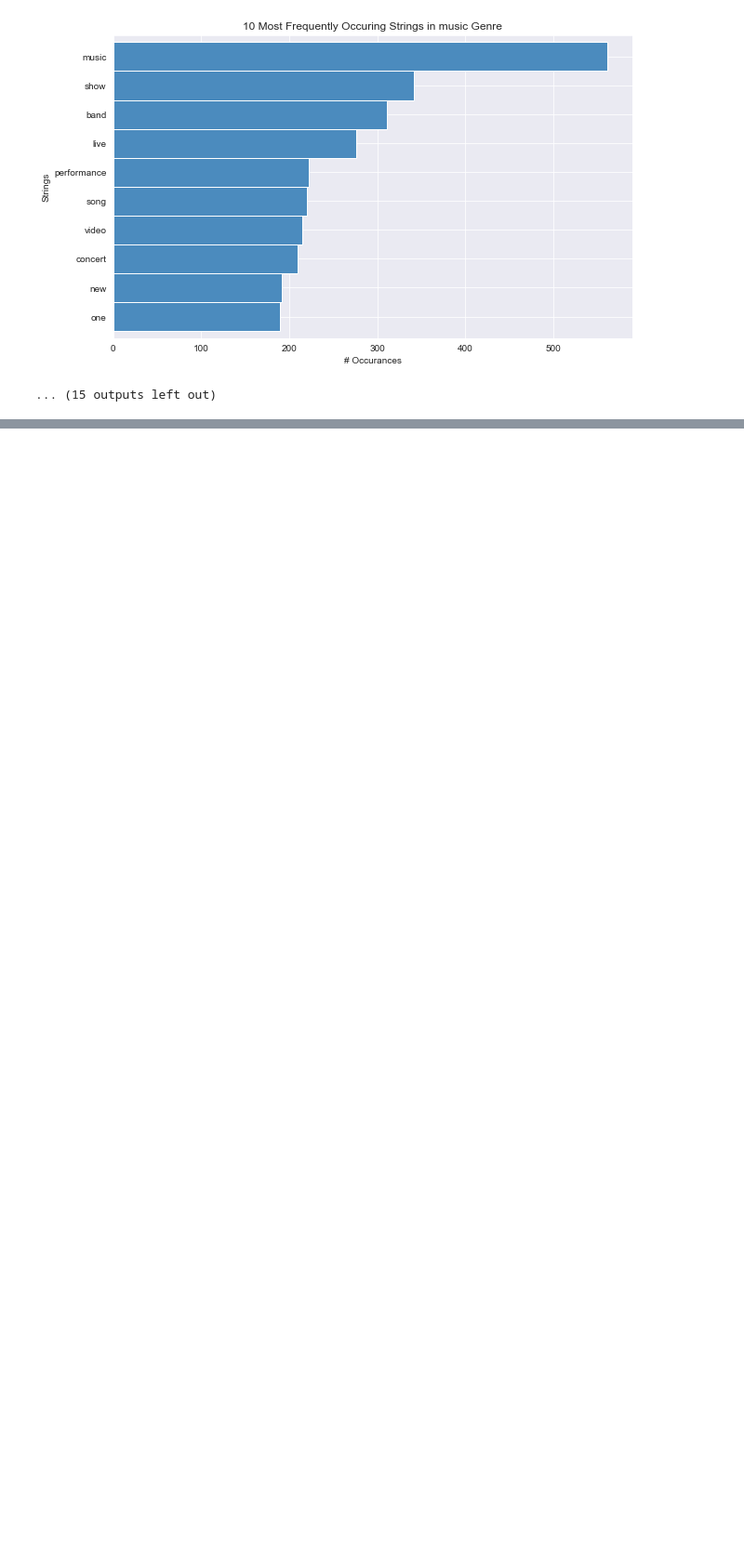
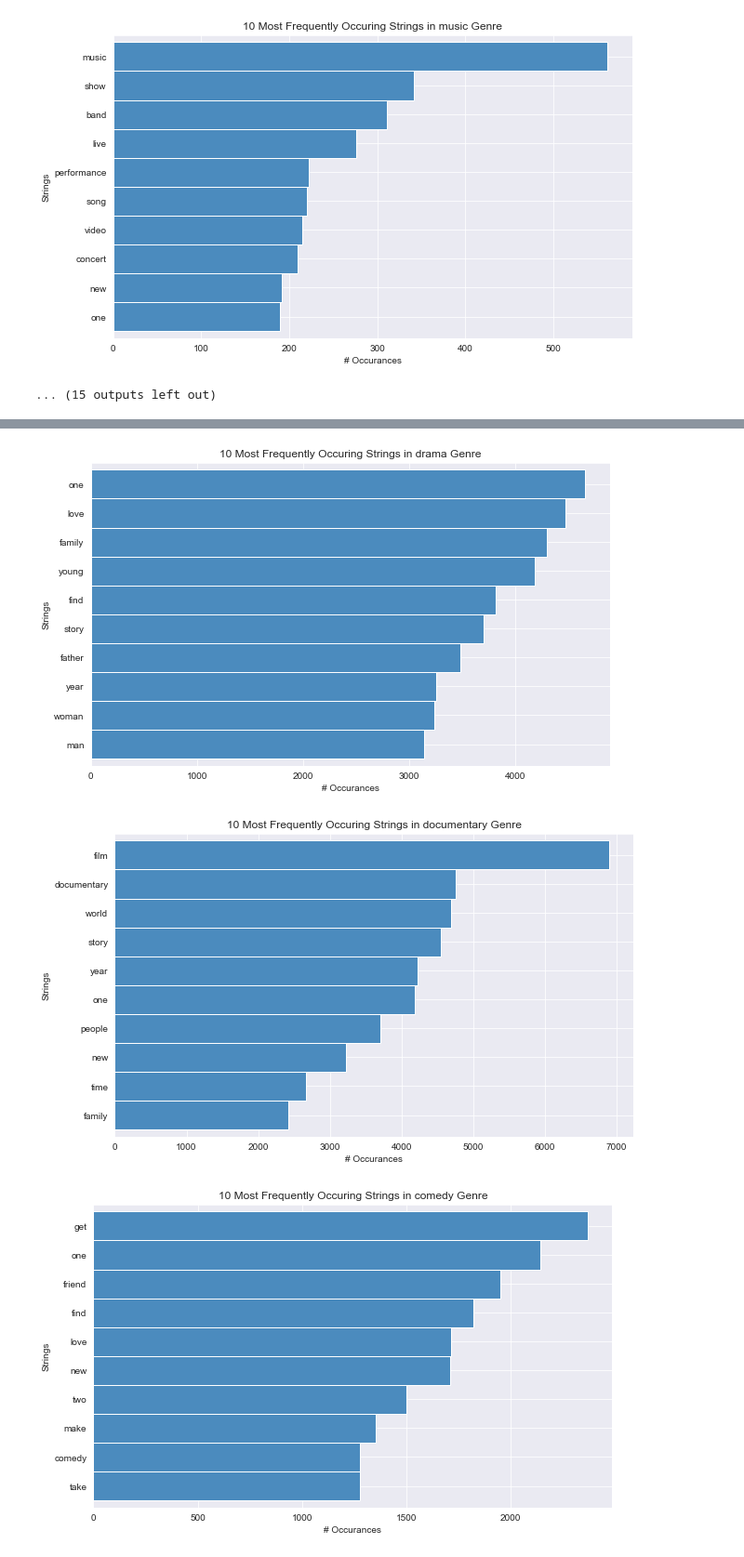
Before and after one commit to Michael-Austin-Mesa/IMDb-project, a Jupyter notebook: explore.ipynb, the cells around one changed output, grey strips where cells are left out. Shown at 93% size. Cells and saved outputs as stored; diff of their text form; code cells hidden in the pictures; blank space fills up the shorter version.

```diff
--- a/explore.ipynb
+++ b/explore.ipynb
@@ -183,7 +183,7 @@ Name: Genre, dtype: Int64
 # %%
 genre_list = ['drama', 'documentary', 'comedy', 'short', 'horror', 'thriller', 'action', 'western', 'reality-tv', 'family', 'adventure', 'music', 'romance', 'sci-fi', 'adult', 'crime', 'animation', 'sport', 'talk-show', 'fantasy', 'mystery', 'musical', 'biography', 'history', 'game-show', 'news', 'war']
 # %%
-def top10_loop_viz():
+def top10_loop_viz(train):
     for i in genre_list:
         get_top10_genre(train, i)
 # %%
@@ -335,5 +335,5 @@ def prep_movie_data(df, column, extra_words=[], exclude_words=[]):
 #    df.loc[~df['language'].isin(top_languages), 'language'] = 'Other'
 
     return df
-# %%
-train = prep_movie_data(df, 'Description', extra_words=extra_stops)
+# %%
+train2 = prep_movie_data(train, 'Description', extra_words=extra_stops)
@@ -339,0 +357,6 @@ train = prep_movie_data(df, 'Description', extra_words=extra_stops)
+# %%
+top10_loop_viz(train2)
+# %% [output]
+[figure, added]
+[figure, added]
+[figure, added]
```
Also changed, not shown: parts of 3 cells of this notebook.
